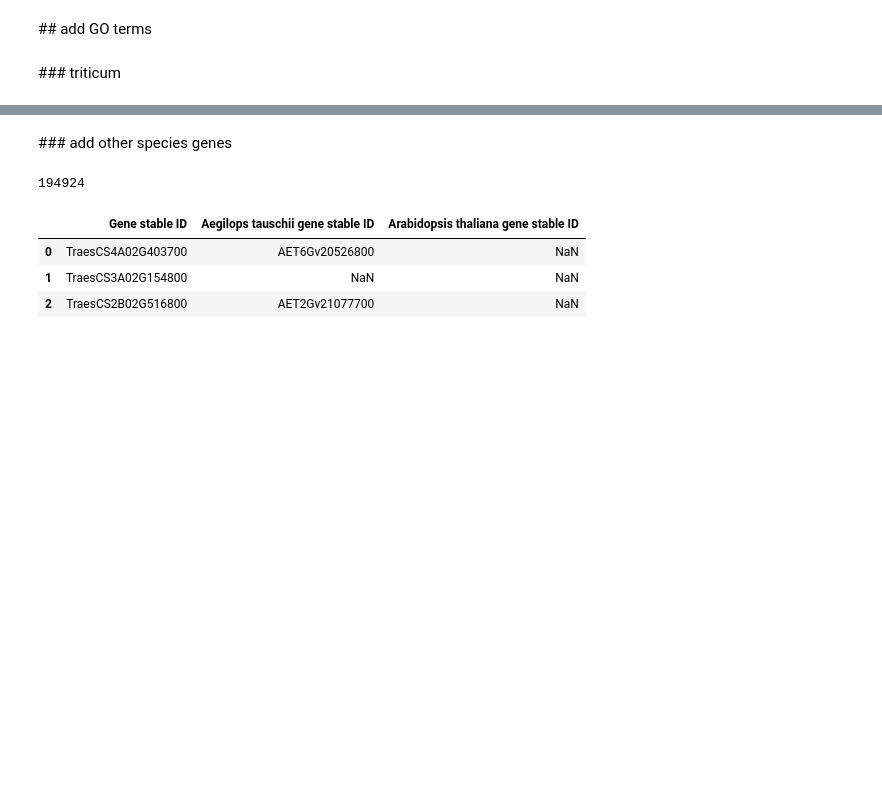
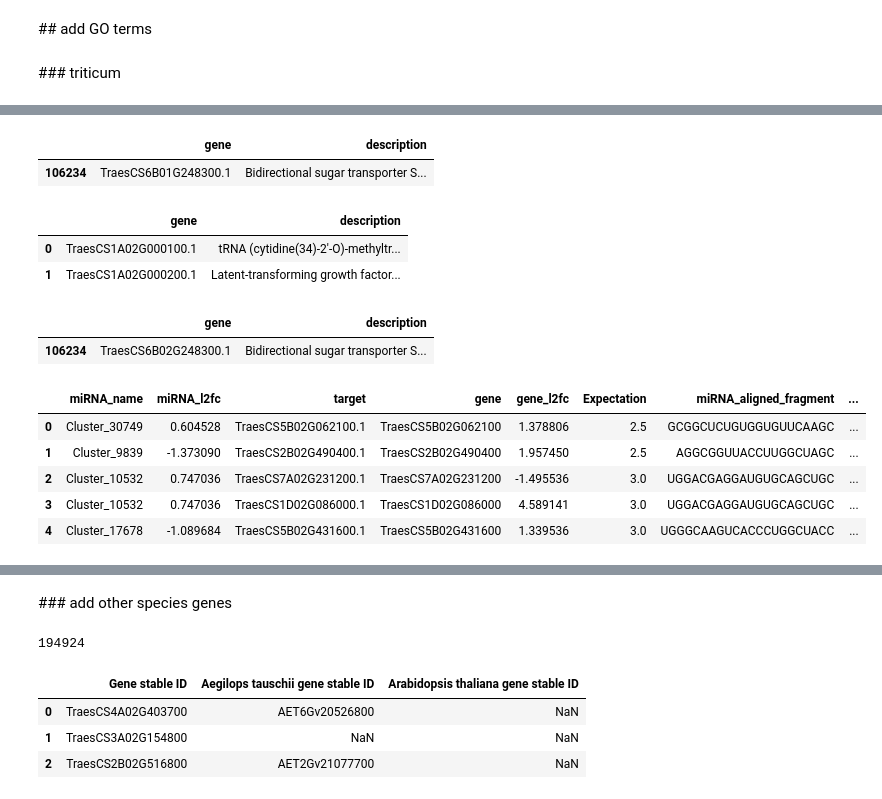
Before and after one commit to juancresc/mrcv, a Jupyter notebook: pipes/pipe_5_annotations/1.2_annotate.ipynb, the cells around one changed output, grey strips where cells are left out. Cells and saved outputs as stored; diff of their text form; code cells hidden in the pictures; blank space fills up the shorter version.

```diff
--- a/pipes/pipe_5_annotations/1.1_annotate.ipynb
+++ b/pipes/pipe_5_annotations/1.2_annotate.ipynb
@@ -6,7 +6,9 @@ path_mirnas = '../../data/res/04_02_19/DEG.Y.csv'
 path_deg_mir = '../../data/res/04_02_19/diffexpr-results.0.1.csv'
 path_deg_genes  = '../../data/res/04_02_19/DEG-normalized.csv'
 path_merged = '../../data/res/04_02_19/targets_go.csv'
+path_targets_out = '../../data/res/04_02_19/targets.csv'
 path_taes = '../../data/GO/taes.csv'
+path_taes_2 = '../../data/GO/taes1.0.TAB'
 path_aet = '../../data/GO/aet.csv'
 path_ath = '../../data/GO/ath.csv'
 # %%
@@ -124,3 +124,8 @@ df_merged_mirna_gene.to_csv(path_merged,index=None)
 ## add GO terms
 # %% [markdown]
 ### triticum
+# %%
+df_taes = pd.read_csv(path_taes_2,sep='\t')
+df_taes = df_taes[['Gene-ID','Human-Readable-Description']]
+df_taes.rename(columns={'Gene-ID':'gene','Human-Readable-Description':'description'}, inplace=True)
+df_taes.head(5)
@@ -126,0 +139,32 @@ df_merged_mirna_gene.to_csv(path_merged,index=None)
+# %%
+df_taes[df_taes.gene == 'TraesCS6B01G248300.1']
+# %% [output]
+|  | gene | description |
+| 106234 | TraesCS6B01G248300.1 | Bidirectional sugar transporter S... |
+# %%
+df_taes['gene'] = df_taes['gene'].str.replace('A01','A02')
+df_taes['gene'] = df_taes['gene'].str.replace('B01','B02')
+df_taes['gene'] = df_taes['gene'].str.replace('D01','D02')
+# %%
+df_taes.head(2)
+# %% [output]
+|  | gene | description |
+| 0 | TraesCS1A02G000100.1 | tRNA (cytidine(34)-2'-O)-methyltr... |
+| 1 | TraesCS1A02G000200.1 | Latent-transforming growth factor... |
+# %%
+df_taes[df_taes.gene == 'TraesCS6B02G248300.1']
+# %% [output]
+|  | gene | description |
+| 106234 | TraesCS6B02G248300.1 | Bidirectional sugar transporter S... |
+# %%
+df_merged_mirna_gene_taes = pd.merge(df_merged_mirna_gene,df_taes,left_on='target',right_on='gene',how='left')
+df_merged_mirna_gene_taes.rename(columns={'gene_x':'gene'}, inplace=True)
+df_merged_mirna_gene_taes.drop('gene_y', axis=1, inplace=True)
+df_merged_mirna_gene_taes.head()
+# %% [output]
+|  | miRNA_name | miRNA_l2fc | target | gene | gene_l2fc | Expectation | miRNA_aligned_fragment | ... |
+| 0 | Cluster_30749 | 0.604528 | TraesCS5B02G062100.1 | TraesCS5B02G062100 | 1.378806 | 2.5 | GCGGCUCUGUGGUGUUCAAGC | ... |
+| 1 | Cluster_9839 | -1.373090 | TraesCS2B02G490400.1 | TraesCS2B02G490400 | 1.957450 | 2.5 | AGGCGGUUACCUUGGCUAGC | ... |
+| 2 | Cluster_10532 | 0.747036 | TraesCS7A02G231200.1 | TraesCS7A02G231200 | -1.495536 | 3.0 | UGGACGAGGAUGUGCAGCUGC | ... |
+| 3 | Cluster_10532 | 0.747036 | TraesCS1D02G086000.1 | TraesCS1D02G086000 | 4.589141 | 3.0 | UGGACGAGGAUGUGCAGCUGC | ... |
+| 4 | Cluster_17678 | -1.089684 | TraesCS5B02G431600.1 | TraesCS5B02G431600 | 1.339536 | 3.0 | UGGGCAAGUCACCCUGGCUACC | ... |
```
Also changed, not shown: parts of 9 cells of this notebook, 3 other files.
